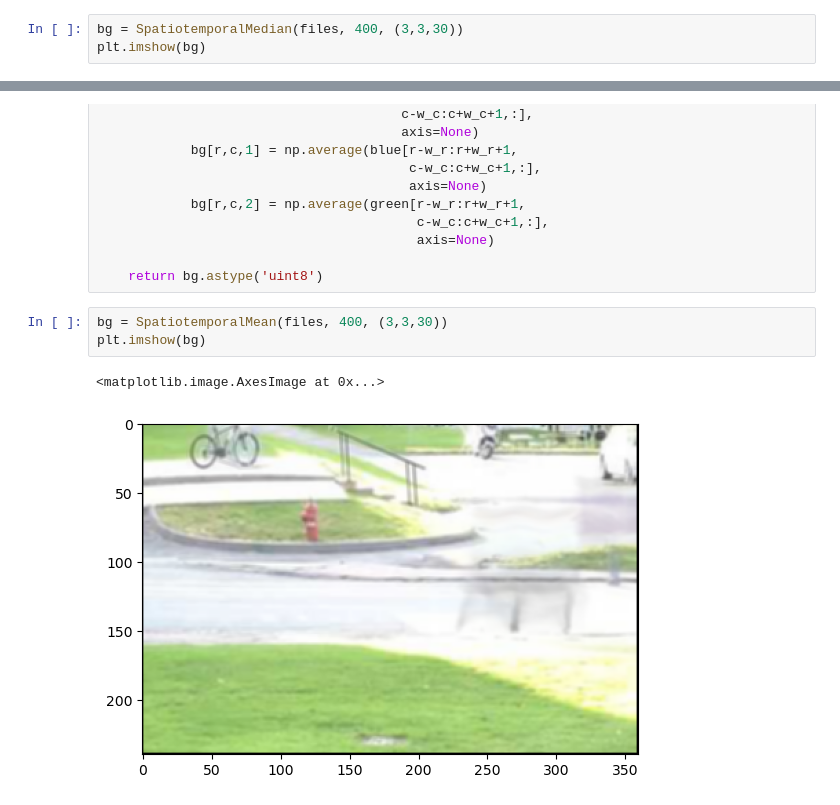
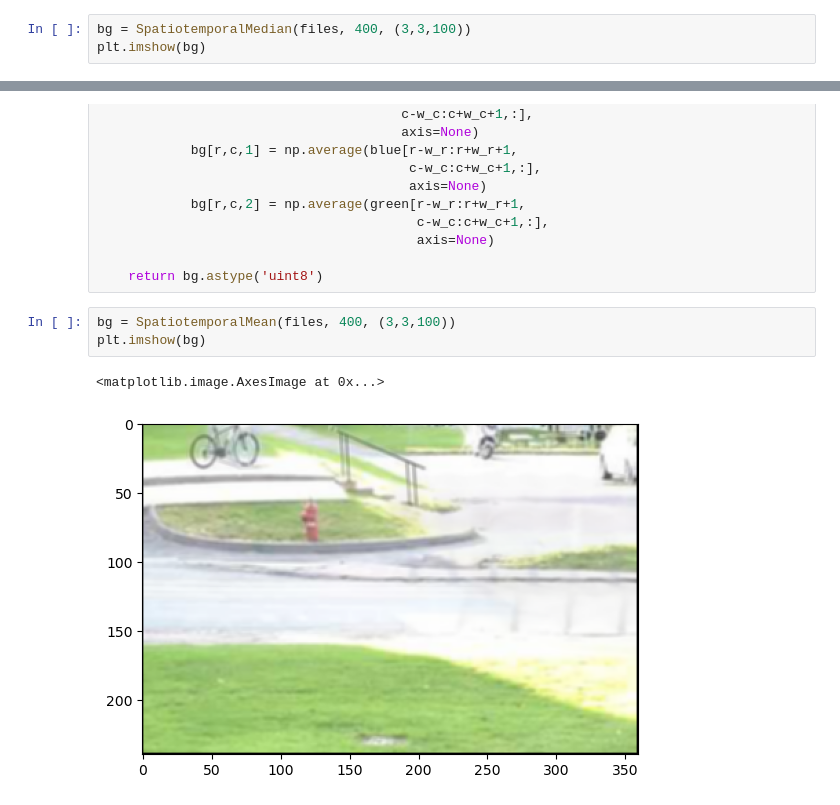
Before and after one commit to AIP-Mizzou/BackSub, a Jupyter notebook: main.ipynb, the cells around one changed output, grey strips where cells are left out. Saved outputs shown, nothing was run; the diff lists cells and outputs as text.

```diff
--- a/main.ipynb
+++ b/main.ipynb
@@ -58,7 +58,7 @@ def SpatiotemporalMedian(files: list, k: int = 0,
 
     return bg.astype('uint8')
 # %%
-bg = SpatiotemporalMedian(files, 400, (3,3,30))
+bg = SpatiotemporalMedian(files, 400, (3,3,100))
 plt.imshow(bg)
 # %% [output]
 <matplotlib.image.AxesImage at 0x...>
@@ -108,8 +108,8 @@ def SpatiotemporalMean(files: list, k: int = 0,
 
     return bg.astype('uint8')
 # %%
-bg = SpatiotemporalMean(files, 400, (3,3,30))
+bg = SpatiotemporalMean(files, 400, (3,3,100))
 plt.imshow(bg)
 # %% [output]
 <matplotlib.image.AxesImage at 0x...>
-[figure, old version]
+[figure, new version]
```
